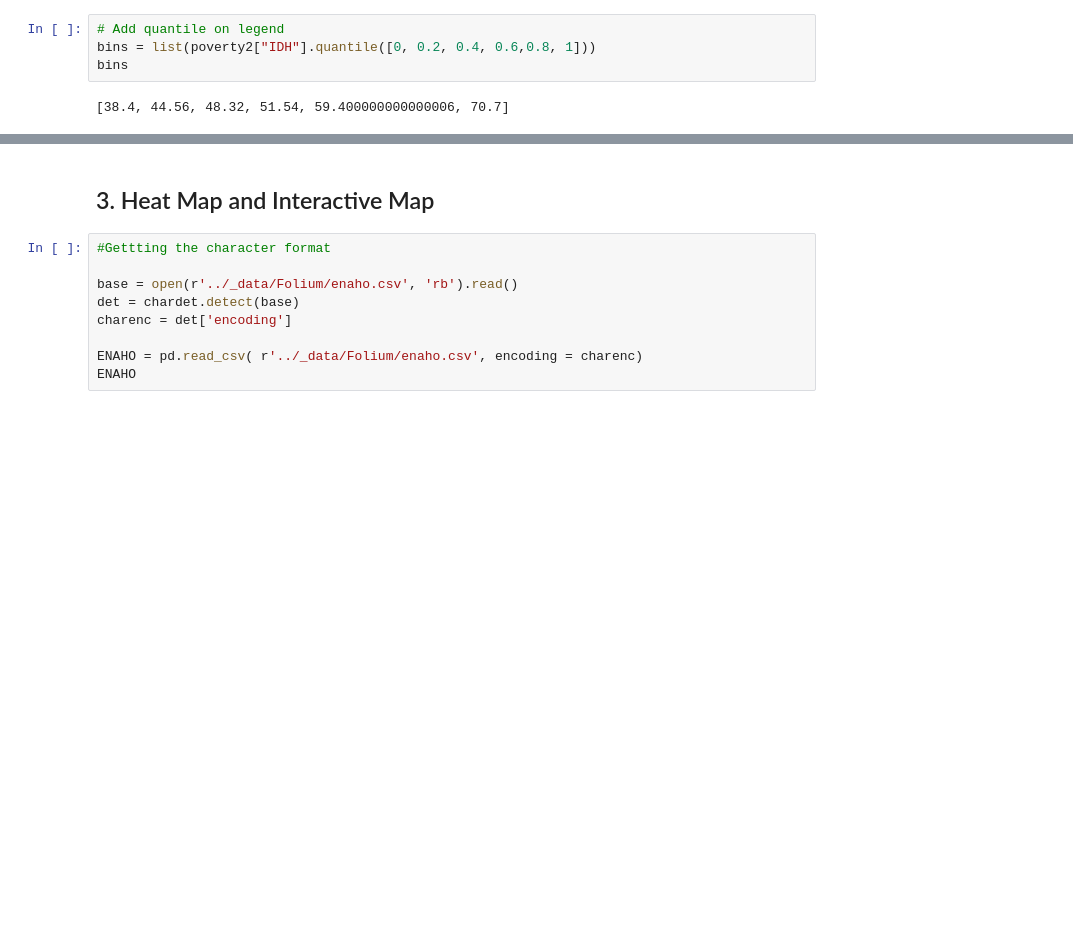
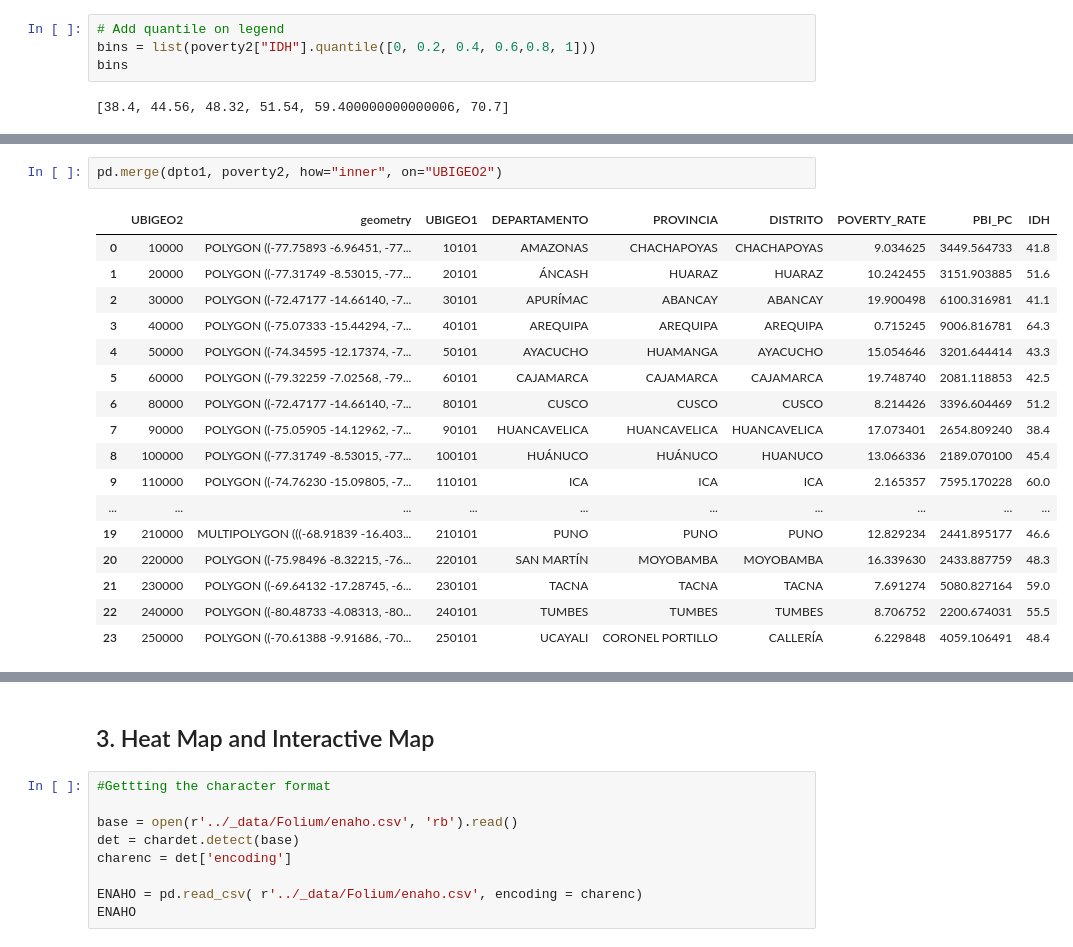
Before and after one commit to anzonyquispe/MediaLab_PUCP, a Jupyter notebook: Lecture_6/Lecture_6.ipynb, the cells around one changed output, grey strips where cells are left out. Saved outputs shown, nothing was run; the diff lists cells and outputs as text; blank space fills up the shorter version.

```diff
--- a/Lecture_6/Lecture_6.ipynb
+++ b/Lecture_6/Lecture_6.ipynb
@@ -506,0 +675,20 @@ z
+# %%
+pd.merge(dpto1, poverty2, how="inner", on="UBIGEO2")
+# %% [output]
+|  | UBIGEO2 | geometry | UBIGEO1 | DEPARTAMENTO | PROVINCIA | DISTRITO | POVERTY_RATE | PBI_PC | IDH |
+| 0 | 10000 | POLYGON ((-77.75893 -6.96451, -77... | 10101 | AMAZONAS | CHACHAPOYAS | CHACHAPOYAS | 9.034625 | 3449.564733 | 41.8 |
+| 1 | 20000 | POLYGON ((-77.31749 -8.53015, -77... | 20101 | ÁNCASH | HUARAZ | HUARAZ | 10.242455 | 3151.903885 | 51.6 |
+| 2 | 30000 | POLYGON ((-72.47177 -14.66140, -7... | 30101 | APURÍMAC | ABANCAY | ABANCAY | 19.900498 | 6100.316981 | 41.1 |
+| 3 | 40000 | POLYGON ((-75.07333 -15.44294, -7... | 40101 | AREQUIPA | AREQUIPA | AREQUIPA | 0.715245 | 9006.816781 | 64.3 |
+| 4 | 50000 | POLYGON ((-74.34595 -12.17374, -7... | 50101 | AYACUCHO | HUAMANGA | AYACUCHO | 15.054646 | 3201.644414 | 43.3 |
+| 5 | 60000 | POLYGON ((-79.32259 -7.02568, -79... | 60101 | CAJAMARCA | CAJAMARCA | CAJAMARCA | 19.748740 | 2081.118853 | 42.5 |
+| 6 | 80000 | POLYGON ((-72.47177 -14.66140, -7... | 80101 | CUSCO | CUSCO | CUSCO | 8.214426 | 3396.604469 | 51.2 |
+| 7 | 90000 | POLYGON ((-75.05905 -14.12962, -7... | 90101 | HUANCAVELICA | HUANCAVELICA | HUANCAVELICA | 17.073401 | 2654.809240 | 38.4 |
+| 8 | 100000 | POLYGON ((-77.31749 -8.53015, -77... | 100101 | HUÁNUCO | HUÁNUCO | HUANUCO | 13.066336 | 2189.070100 | 45.4 |
+| 9 | 110000 | POLYGON ((-74.76230 -15.09805, -7... | 110101 | ICA | ICA | ICA | 2.165357 | 7595.170228 | 60.0 |
+| ... | ... | ... | ... | ... | ... | ... | ... | ... | ... |
+| 19 | 210000 | MULTIPOLYGON (((-68.91839 -16.403... | 210101 | PUNO | PUNO | PUNO | 12.829234 | 2441.895177 | 46.6 |
+| 20 | 220000 | POLYGON ((-75.98496 -8.32215, -76... | 220101 | SAN MARTÍN | MOYOBAMBA | MOYOBAMBA | 16.339630 | 2433.887759 | 48.3 |
+| 21 | 230000 | POLYGON ((-69.64132 -17.28745, -6... | 230101 | TACNA | TACNA | TACNA | 7.691274 | 5080.827164 | 59.0 |
+| 22 | 240000 | POLYGON ((-80.48733 -4.08313, -80... | 240101 | TUMBES | TUMBES | TUMBES | 8.706752 | 2200.674031 | 55.5 |
+| 23 | 250000 | POLYGON ((-70.61388 -9.91686, -70... | 250101 | UCAYALI | CORONEL PORTILLO | CALLERÍA | 6.229848 | 4059.106491 | 48.4 |
```
Also changed, not shown: parts of 30 cells of this notebook, 7 other files.
